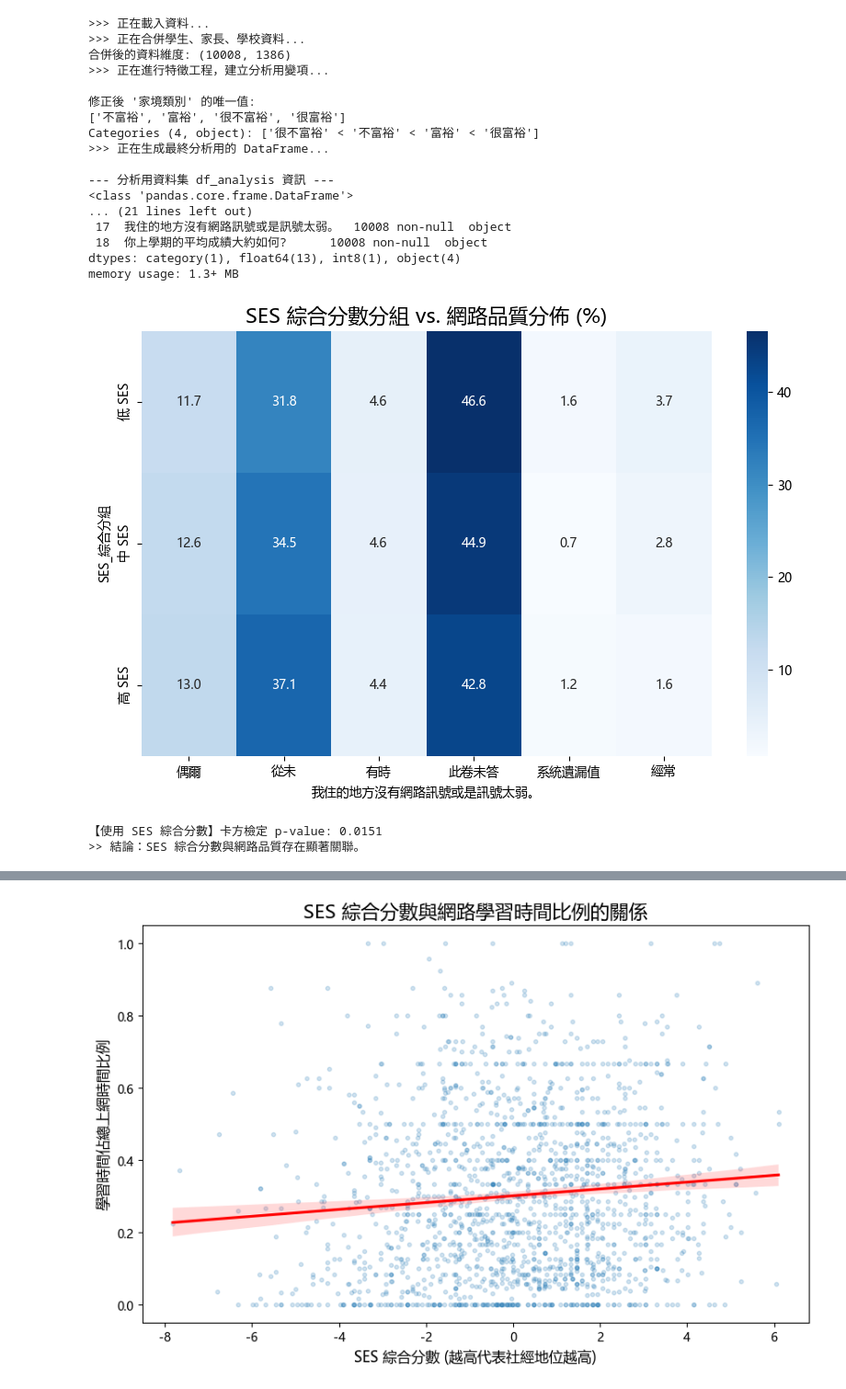
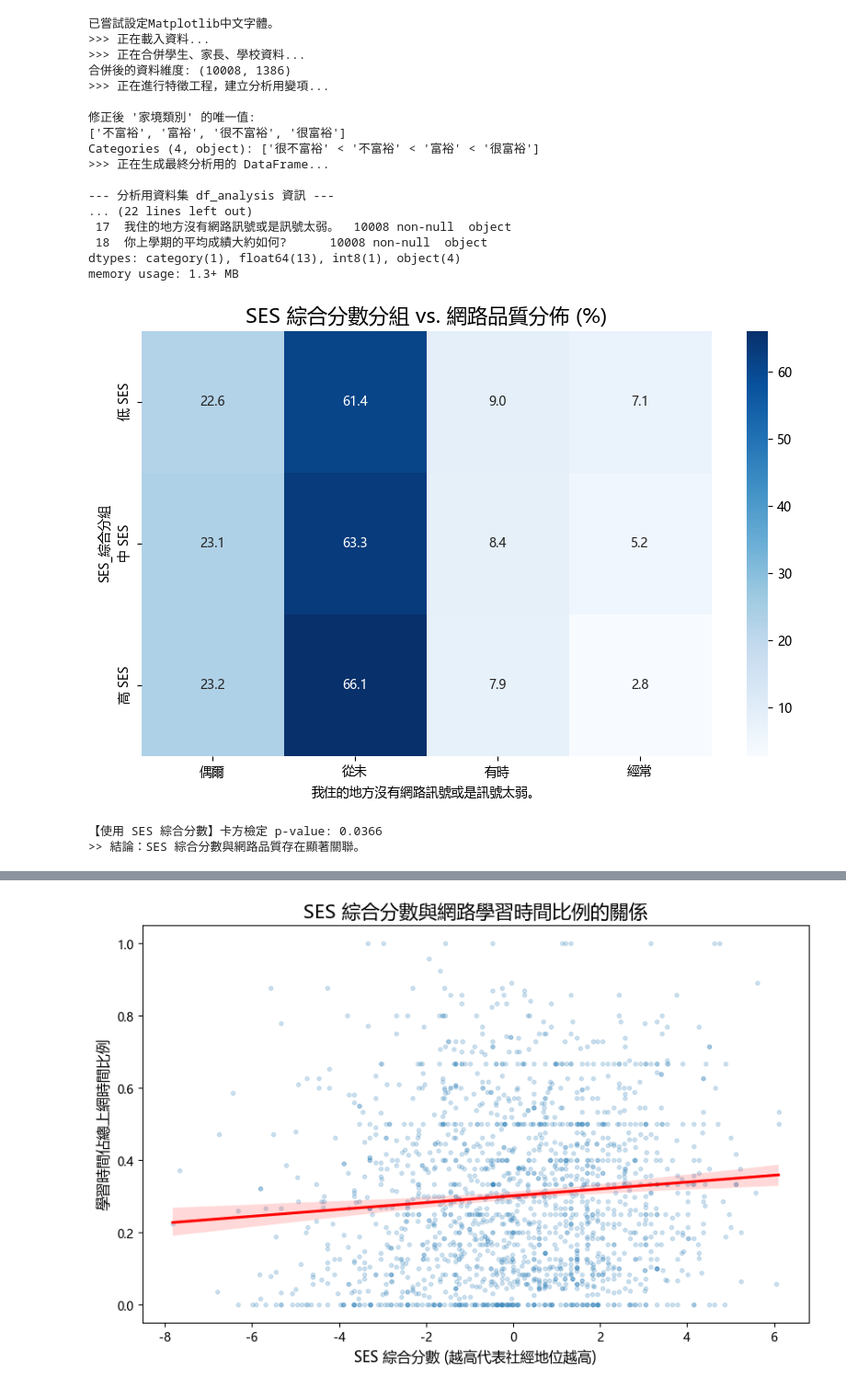
Before and after one commit to HYHsiao0625/tigps_analysis, a Jupyter notebook: src/target3.ipynb, the cells around one changed output, grey strips where cells are left out. Shown at 92% size. Saved outputs shown, nothing was run; the diff lists cells and outputs as text; code cells hidden in the pictures.

```diff
--- a/src/target3.ipynb
+++ b/src/target3.ipynb
@@ -6,6 +6,23 @@ import pandas as pd
 import numpy as np
 from pandas.api.types import CategoricalDtype
 from sklearn.preprocessing import StandardScaler
+import matplotlib.pyplot as plt
+import seaborn as sns
+import numpy as np # 引入 numpy，以備不時之需
+import json # 雖然您已有 load_json_map，但此處先引入以備後續可能操作
+# --- 中文字體設定 ---
+# 請根據您的作業系統和已安裝的字體進行調整
+# 方法一：設定全局字體 (macOS/Linux 可能需要指定字體路徑，例如 /System/Library/Fonts/STHeiti Medium.ttc)
+# Windows常見： 'Microsoft YaHei', 'SimHei', 'KaiTi'
+# macOS常見： 'PingFang HK', 'PingFang SC', 'Heiti TC', 'Arial Unicode MS'
+try:
+    plt.rcParams['font.sans-serif'] = ['Arial Unicode MS', 'Microsoft YaHei', 'SimHei', 'PingFang HK', 'Heiti TC'] # 嘗試多個常用中文字體
+    plt.rcParams['axes.unicode_minus'] = False  # 解決負號顯示問題
+    print("已嘗試設定Matplotlib中文字體。")
+except Exception as e:
+    print(f"設定Matplotlib中文字體時發生錯誤: {e}")
+    print("如果圖表中文顯示為方塊，請確保已安裝中文字體，並正確設定 plt.rcParams['font.sans-serif']。")
+    print("例如：plt.rcParams['font.sans-serif'] = ['Microsoft JhengHei']") # 台灣用戶可嘗試微軟正黑體
 
 # ------------------------------------------------------------------------------
 # A. 載入與合併資料
@@ -167,6 +184,7 @@ df_analysis = df[existing_cols].copy()
 print("\n--- 分析用資料集 df_analysis 資訊 ---")
 df_analysis.info()
 # %% [output]
+已嘗試設定Matplotlib中文字體。
 >>> 正在載入資料...
 >>> 正在合併學生、家長、學校資料...
 合併後的資料維度: (10008, 1386)
@@ -178,8 +196,7 @@ Categories (4, object): ['很不富裕' < '不富裕' < '富裕' < '很富裕']
 >>> 正在生成最終分析用的 DataFrame...
 
 --- 分析用資料集 df_analysis 資訊 ---
-<class 'pandas.core.frame.DataFrame'>
-... (21 lines left out)
+... (22 lines left out)
  17  我住的地方沒有網路訊號或是訊號太弱。  10008 non-null  object
  18  你上學期的平均成績大約如何?      10008 non-null  object
 dtypes: category(1), float64(13), int8(1), object(4)
@@ -188,36 +205,36 @@ memory usage: 1.3+ MB
 import matplotlib.pyplot as plt
 import seaborn as sns
 
 # --- 準備工作：將 SES 綜合分數分組 ---
 # 使用 qcut 可以將資料按數量大致均等地分成三組
 df_analysis['SES_綜合分組'] = pd.qcut(df_analysis['SES_綜合分數'], q=3, labels=['低 SES', '中 SES', '高 SES'], duplicates='drop')
 
 # --- 製作交叉表並視覺化 ---
 # 確保原始的網路品質文字欄位存在
 # 欄位名: '我住的地方沒有網路訊號或是訊號太弱。'
 contingency_ses_score = pd.crosstab(
     df_analysis['SES_綜合分組'],
-    df_analysis['我住的地方沒有網路訊號或是訊號太弱。']
+    df_analysis['我住的地方沒有網路訊號或是訊號太弱。'].replace(values_to_replace_nan, np.nan).dropna()
 )
 # 正規化，計算百分比
 contingency_percent_ses_score = contingency_ses_score.div(contingency_ses_score.sum(axis=1), axis=0) * 100
 
 plt.figure(figsize=(10, 6))
 sns.heatmap(contingency_percent_ses_score, annot=True, cmap="Blues", fmt='.1f')
 plt.title('SES 綜合分數分組 vs. 網路品質分佈 (%)', fontsize=16)
 plt.show()
 
 # --- 統計檢定 ---
 from scipy.stats import chi2_contingency
 chi2, p, dof, expected = chi2_contingency(contingency_ses_score)
 print(f"【使用 SES 綜合分數】卡方檢定 p-value: {p:.4f}")
 if p < 0.05:
     print(">> 結論：SES 綜合分數與網路品質存在顯著關聯。")
 else:
     print(">> 結論：未發現 SES 綜合分數與網路品質之間存在顯著關聯。")
 # %% [output]
-[figure, old version]
+[figure, new version]
-【使用 SES 綜合分數】卡方檢定 p-value: 0.0151
+【使用 SES 綜合分數】卡方檢定 p-value: 0.0366
 >> 結論：SES 綜合分數與網路品質存在顯著關聯。
 # %%
 # --- 製作交叉表並視覺化 ---
```
Also changed, not shown: parts of 3 cells of this notebook, 1 other file.
